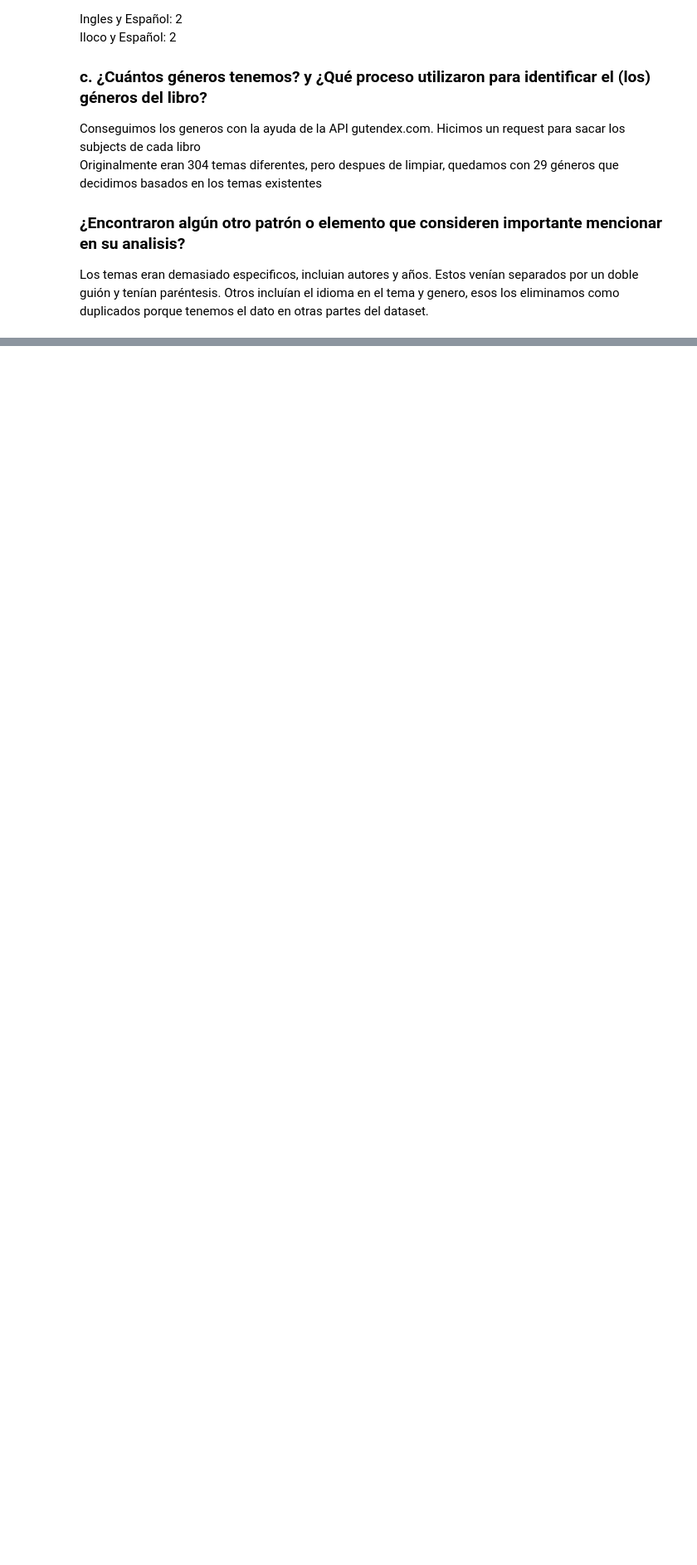
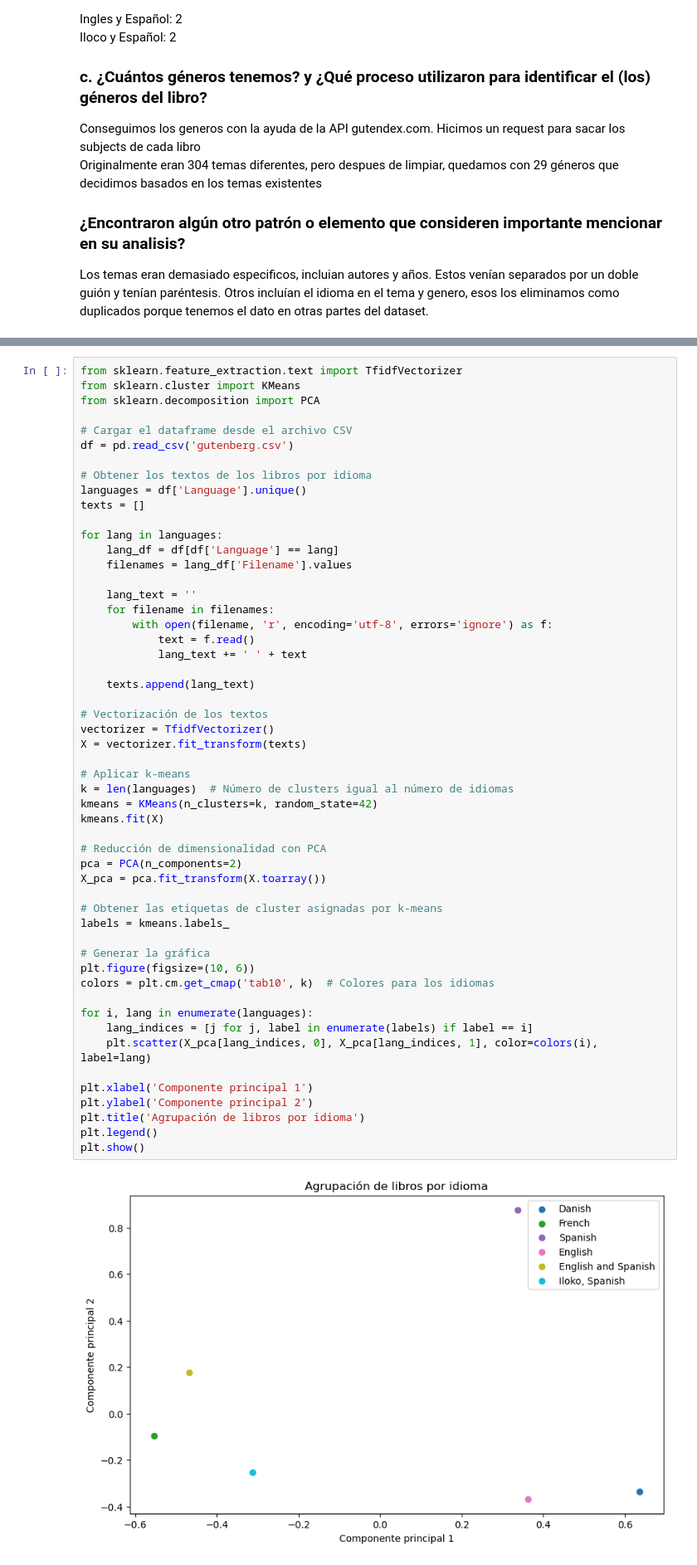
Before and after one commit to GGA-SchoolWork/AprendizajeAutomatico_Gutenberg, a Jupyter notebook: gutenberg.ipynb, the cells around one changed output, grey strips where cells are left out. Shown at 83% size. Saved outputs shown, nothing was run; the diff lists cells and outputs as text; blank space fills up the shorter version.

```diff
--- a/gutenberg.ipynb
+++ b/gutenberg.ipynb
@@ -247,3 +309,58 @@ Los temas eran demasiado especificos, incluian autores y años. Estos venían se
         i. De ser así genera una gráfica que ilustre esto<br>
         ii. Caso contario explica el motivo<br>
     c. Genera una grafica que ilustre la identificación de géneros en los libros
+# %%
+from sklearn.feature_extraction.text import TfidfVectorizer
+from sklearn.cluster import KMeans
+from sklearn.decomposition import PCA
+
+# Cargar el dataframe desde el archivo CSV
+df = pd.read_csv('gutenberg.csv')
+
+# Obtener los textos de los libros por idioma
+languages = df['Language'].unique()
+texts = []
+
+for lang in languages:
+    lang_df = df[df['Language'] == lang]
+    filenames = lang_df['Filename'].values
+
+    lang_text = ''
+    for filename in filenames:
+        with open(filename, 'r', encoding='utf-8', errors='ignore') as f:
+            text = f.read()
+            lang_text += ' ' + text
+
+    texts.append(lang_text)
+
+# Vectorización de los textos
+vectorizer = TfidfVectorizer()
+X = vectorizer.fit_transform(texts)
+
+# Aplicar k-means
+k = len(languages)  # Número de clusters igual al número de idiomas
+kmeans = KMeans(n_clusters=k, random_state=42)
+kmeans.fit(X)
+
+# Reducción de dimensionalidad con PCA
+pca = PCA(n_components=2)
+X_pca = pca.fit_transform(X.toarray())
+
+# Obtener las etiquetas de cluster asignadas por k-means
+labels = kmeans.labels_
+
+# Generar la gráfica
+plt.figure(figsize=(10, 6))
+colors = plt.cm.get_cmap('tab10', k)  # Colores para los idiomas
+
+for i, lang in enumerate(languages):
+    lang_indices = [j for j, label in enumerate(labels) if label == i]
+    plt.scatter(X_pca[lang_indices, 0], X_pca[lang_indices, 1], color=colors(i), label=lang)
+
+plt.xlabel('Componente principal 1')
+plt.ylabel('Componente principal 2')
+plt.title('Agrupación de libros por idioma')
+plt.legend()
+plt.show()
+# %% [output]
+[figure, added]
```
Also changed, not shown: parts of 8 cells of this notebook.
